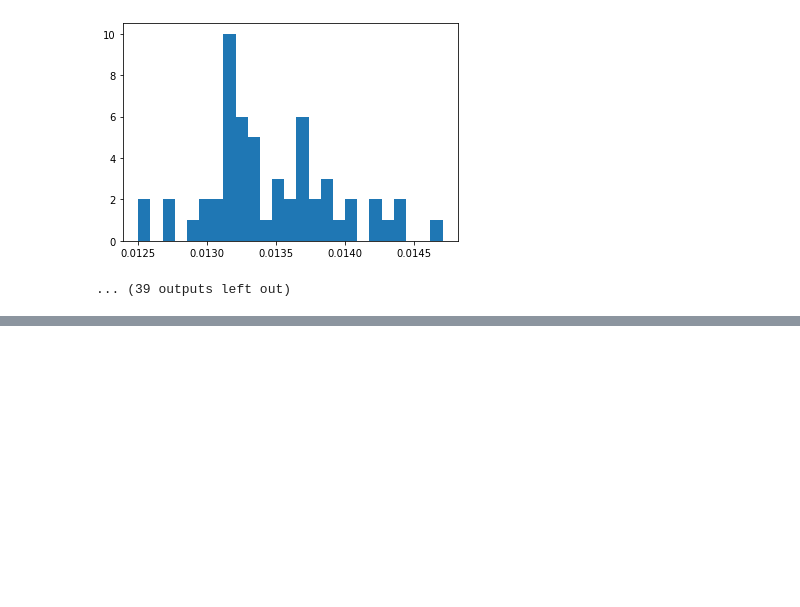
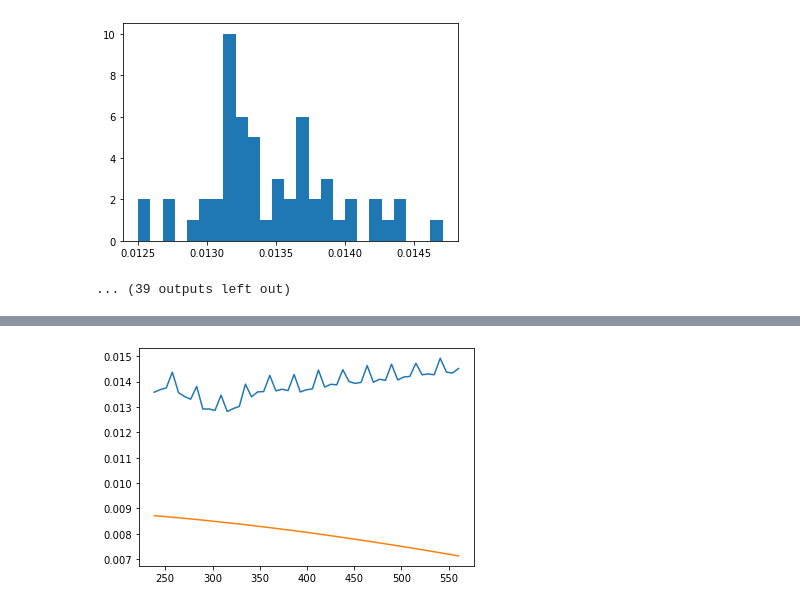
Before and after one commit to maximilianKoeper/melp, a Jupyter notebook: jupyter-notbooks/taft_v2-global_correction_z-Copy2.ipynb, the cells around one changed output, grey strips where cells are left out. Drawn from its saved outputs; the diff is of its cells as text; code cells hidden in the pictures; blank space fills up the shorter version.

```diff
--- a/jupyter-notbooks/taft_v2-global_correction_z-Copy2.ipynb
+++ b/jupyter-notbooks/taft_v2-global_correction_z-Copy2.ipynb
@@ -96,0 +126,12 @@ plt.show()
+# %%
+plt.plot(pos,mean)
+
+tof_corr = []
+for z in pos_z:
+    #tof_corr.append(melp.taft.tof_z_graf(z)-0.02)
+    tof_corr.append(melp.taft.tof_z_new_better(z))
+
+plt.plot(pos, tof_corr)
+plt.show()
+# %% [output]
+[figure, added]
```
Also changed, not shown: parts of 6 cells of this notebook, 2 other files.
